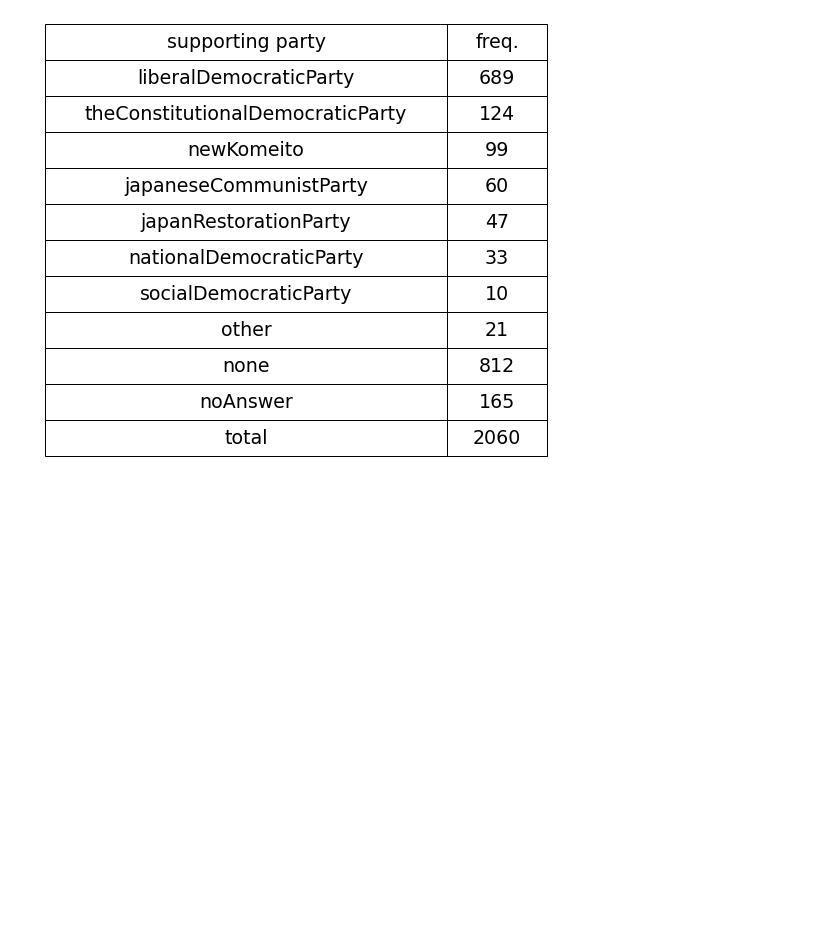
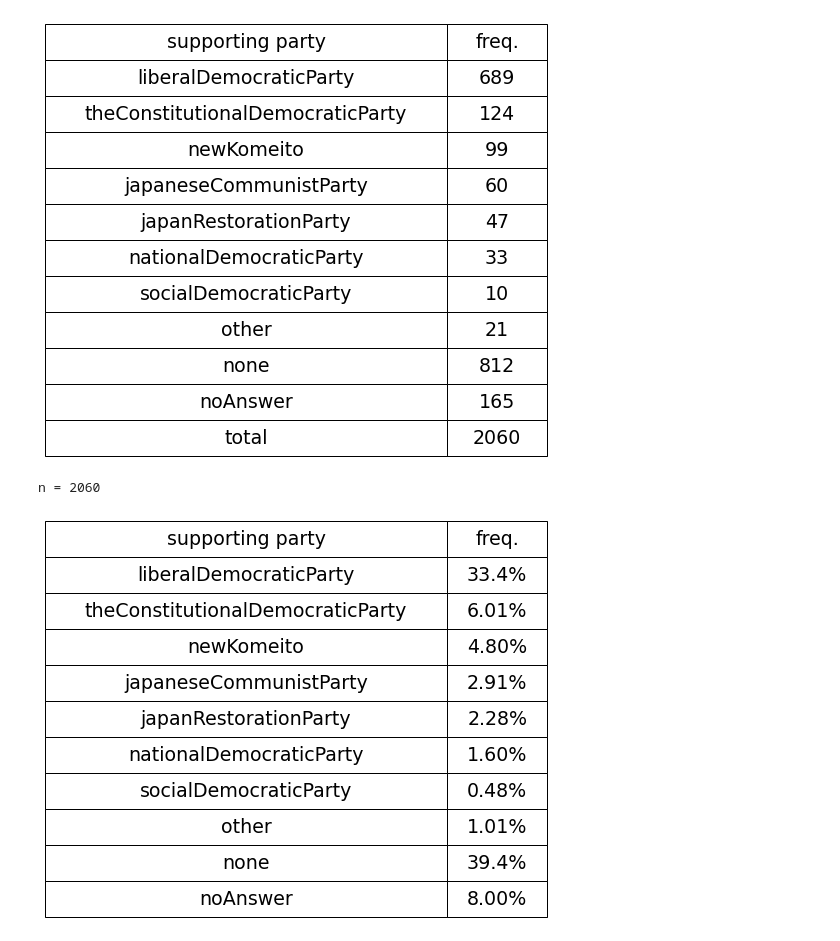
Before and after one commit to say-ya-sigma/stat-class, a Jupyter notebook: stat_class/chapter1/party.ipynb, the cells around one changed output. Drawn from its saved outputs; the diff is of its cells as text; code cells hidden in the pictures; blank space fills up the shorter version.

Commit message:
feat ratio ver

```diff
--- a/stat_class/chapter1/party.ipynb
+++ b/stat_class/chapter1/party.ipynb
@@ -21,3 +21,40 @@ plt.axis('off')
 plt.show()
 # %% [output]
 [figure]
+# %%
+import json
+import matplotlib.pyplot as plt
+
+with open('partyData.json') as f:
+    partyData = json.load(f)
+
+totalFreq = partyData[-1][1]
+
+print('n = {total}'.format(total=totalFreq))
+
+def calcRadio(line):
+    new = [
+        line[0],
+        str(line[1] / totalFreq * 100)[:4] + '%'
+    ]
+    return new
+
+partyDataRatio = list(map(calcRadio, partyData[:-1]))
+
+table = plt.table(
+    cellText=partyDataRatio,
+    colLabels=['supporting party', 'freq.'],
+    colWidths=[0.4, 0.1],
+    cellLoc='center',
+    loc='center'
+)
+
+table.set_fontsize(25)
+table.scale(3, 3)
+
+plt.axis('off')
+
+plt.show()
+# %% [output]
+n = 2060
+[figure, added]
```
